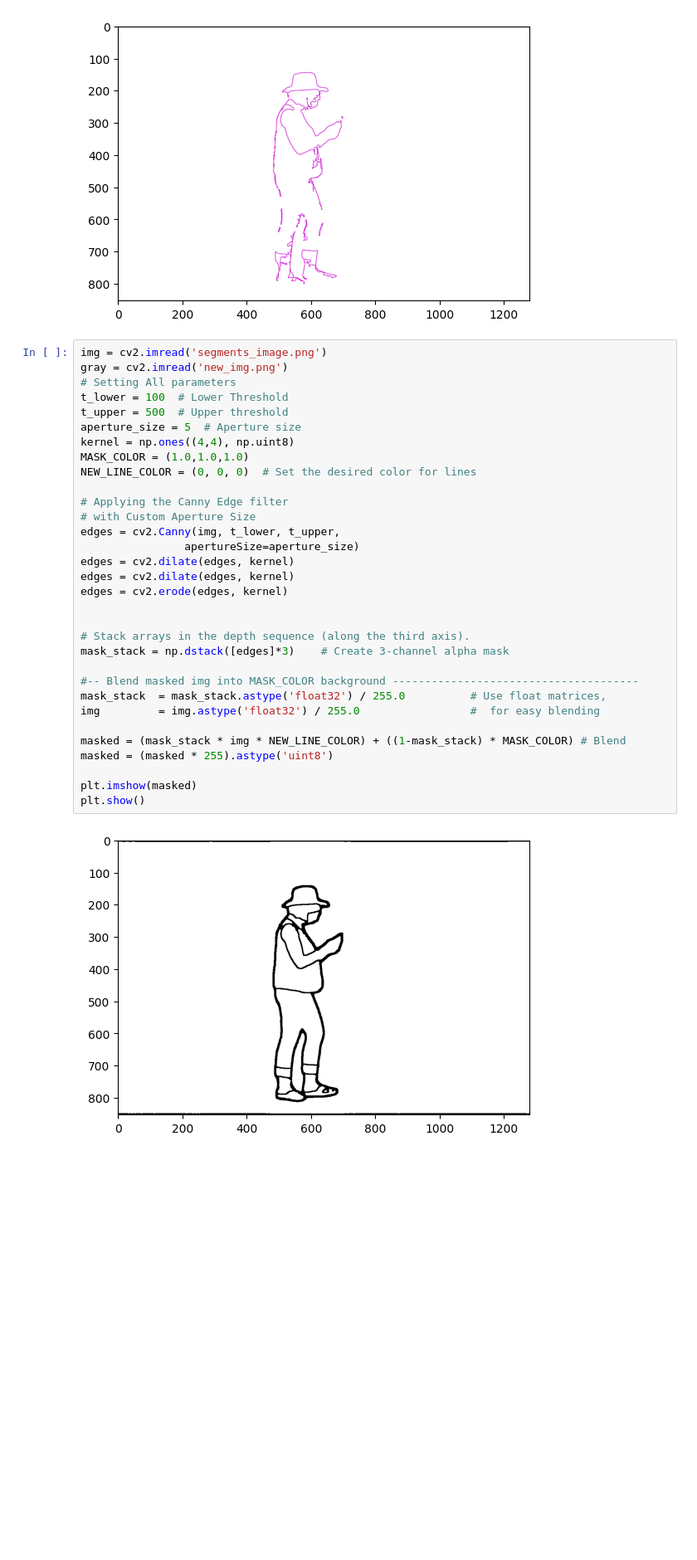
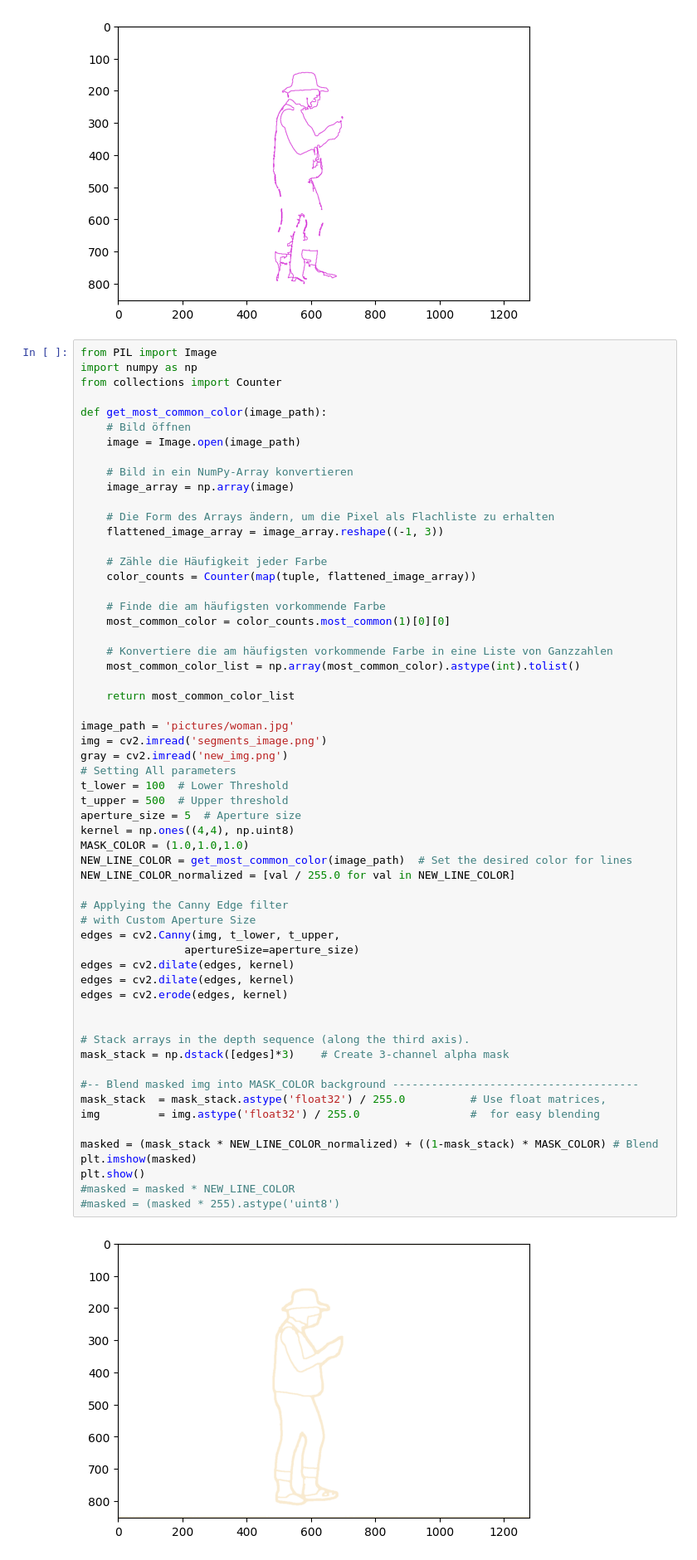
Before and after one commit to uol-mediaprocessing-2023-2024-classroom/project-line-art, a Jupyter notebook: dokumentary/TaleaResearchContours.ipynb, the cells around one changed output. Shown at 83% size. Cells and saved outputs as stored; diff of their text form; blank space fills up the shorter version.

```diff
--- a/dokumentary/TaleaResearchContours.ipynb
+++ b/dokumentary/TaleaResearchContours.ipynb
@@ -393,39 +393,66 @@ plt.show()
 [figure]
 [figure]
 # %%
+from PIL import Image
+import numpy as np
+from collections import Counter
+
+def get_most_common_color(image_path):
+    # Bild öffnen
+    image = Image.open(image_path)
+
+    # Bild in ein NumPy-Array konvertieren
+    image_array = np.array(image)
+
+    # Die Form des Arrays ändern, um die Pixel als Flachliste zu erhalten
+    flattened_image_array = image_array.reshape((-1, 3))
+
+    # Zähle die Häufigkeit jeder Farbe
+    color_counts = Counter(map(tuple, flattened_image_array))
+
+    # Finde die am häufigsten vorkommende Farbe
+    most_common_color = color_counts.most_common(1)[0][0]
+
+    # Konvertiere die am häufigsten vorkommende Farbe in eine Liste von Ganzzahlen
+    most_common_color_list = np.array(most_common_color).astype(int).tolist()
+
+    return most_common_color_list
+
+image_path = 'pictures/woman.jpg'
 img = cv2.imread('segments_image.png')
 gray = cv2.imread('new_img.png')
 # Setting All parameters
 t_lower = 100  # Lower Threshold
 t_upper = 500  # Upper threshold
 aperture_size = 5  # Aperture size
 kernel = np.ones((4,4), np.uint8)
 MASK_COLOR = (1.0,1.0,1.0)
-NEW_LINE_COLOR = (0, 0, 0)  # Set the desired color for lines
+NEW_LINE_COLOR = get_most_common_color(image_path)  # Set the desired color for lines
+NEW_LINE_COLOR_normalized = [val / 255.0 for val in NEW_LINE_COLOR]
 
 # Applying the Canny Edge filter
 # with Custom Aperture Size
 edges = cv2.Canny(img, t_lower, t_upper,
                 apertureSize=aperture_size)
 edges = cv2.dilate(edges, kernel)
 edges = cv2.dilate(edges, kernel)
 edges = cv2.erode(edges, kernel)
 
 
 # Stack arrays in the depth sequence (along the third axis).
 mask_stack = np.dstack([edges]*3)    # Create 3-channel alpha mask
 
 #-- Blend masked img into MASK_COLOR background --------------------------------------
 mask_stack  = mask_stack.astype('float32') / 255.0          # Use float matrices,
 img         = img.astype('float32') / 255.0                 #  for easy blending
 
-masked = (mask_stack * img * NEW_LINE_COLOR) + ((1-mask_stack) * MASK_COLOR) # Blend
-masked = (masked * 255).astype('uint8')
-
+masked = (mask_stack * NEW_LINE_COLOR_normalized) + ((1-mask_stack) * MASK_COLOR) # Blend
 plt.imshow(masked)
 plt.show()
+#masked = masked * NEW_LINE_COLOR
+#masked = (masked * 255).astype('uint8')
 # %% [output]
-[figure, old version]
+[figure, new version]
 # %%
 img = cv2.imread('segments_image.png')
 gray = cv2.imread('new_img.png')
```
Also changed, not shown: parts of 1 cell of this notebook, 1 other file.
